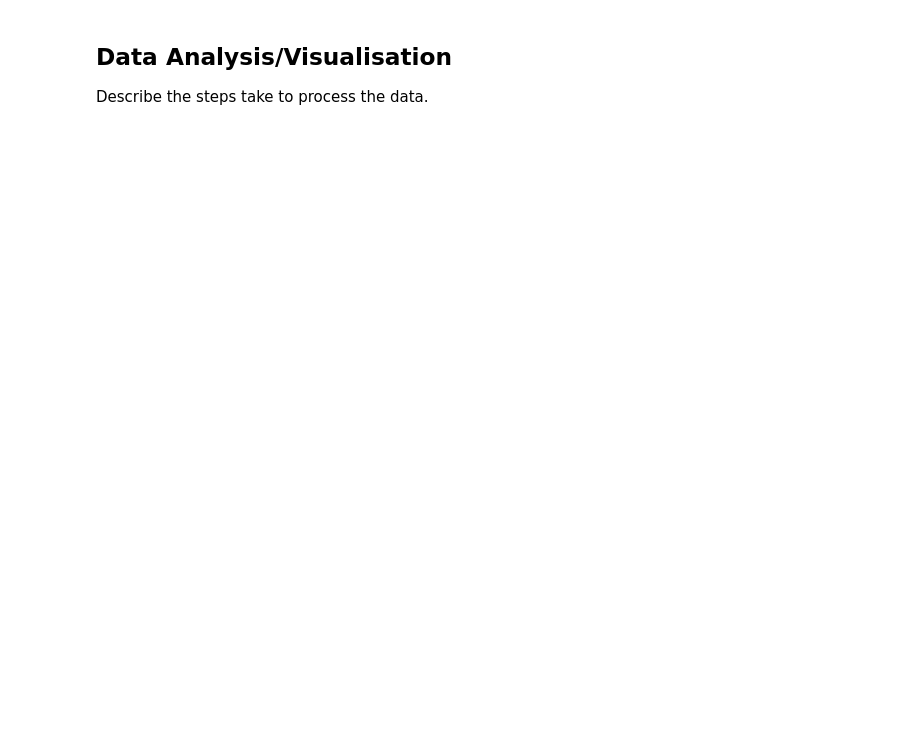
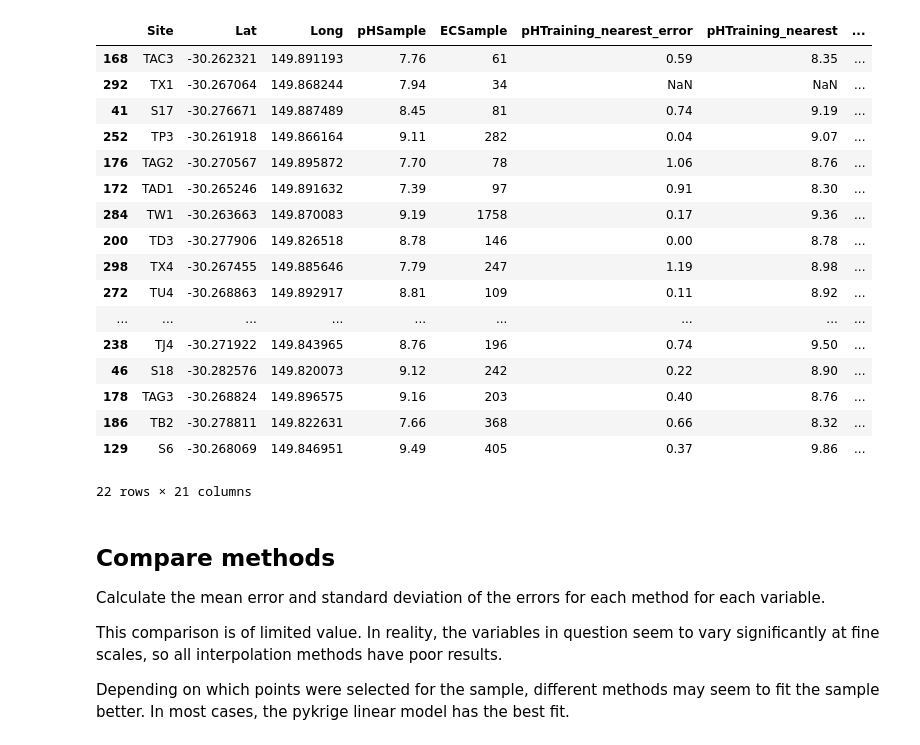
Before and after one commit to aus-plant-phenomics-network/mccn-case-studies, a Jupyter notebook: Case 2/MCCN-CASE 2.ipynb, the cells around one changed output. Cells and saved outputs as stored; diff of their text form; code cells hidden in the pictures; blank space fills up the shorter version.

Commit message:
Case Study 2 implementation

```diff
--- a/Case 2/MCCN-CASE 2.ipynb
+++ b/Case 2/MCCN-CASE 2.ipynb
@@ -37,0 +197,18 @@ Describe the steps take to process the data.
+# %%
+variables = {"pH": [], "pHTraining": [], "EC": [], "ECTraining": []}
+
+for v in variables.keys():
+    ds[v].rio.write_nodata(np.nan, encoded=True, inplace=True)
+    variables[v].append(v)
+    for m in ["nearest", "linear", "cubic", "krige_linear"]:
+        name = f"{v}_{m}"
+        variables[v].append(name)
+        if m.startswith("krige"):
+            krige_data = soil_data_training if "Training" in v else soil_data
+            OK = pykrige.ok.OrdinaryKriging(krige_data["Long"], krige_data["Lat"], krige_data[v], verbose=False, enable_plotting=False)
+            ds[name] = xr.DataArray(OK.execute("grid", list(ds.x), list(ds.y))[0], coords={"y": ds.y, "x": ds.x})
+        else:
+            ds[name] = ds[v].rio.interpolate_na(method=m)
+        ds[name] = ds[name].where(ds["Site_Boundary"] > 0, np.nan)
+
+    ds[variables[v]].to_array().plot(x="x", col="variable", col_wrap=5)
@@ -38,4 +223,42 @@ Describe the steps take to process the data.
+# %%
+s = soil_data_sample.copy()
+for _, row in s.iterrows():
+    for c in ["pH", "EC"]:
+        cs = f"{c}Sample"
+        ct = f"{c}Training"
+        for v in variables[ct]:
+            if not v.endswith("Training"):
+                ve = f"{v}_error"
+                if ve not in soil_data_sample.columns:
+                    soil_data_sample[ve] = np.nan
+                estimate = ds[v].sel(x=row["Long"], y=row["Lat"], method="nearest").values
+                soil_data_sample.loc[(soil_data_sample["Long"] == row["Long"]) & (soil_data_sample["Lat"] == row["Lat"]), [v, ve]] = [estimate, abs(estimate - row[cs])]
+
+soil_data_sample
+# %% [output]
+|  | Site | Lat | Long | pHSample | ECSample | pHTraining_nearest_error | pHTraining_nearest | ... |
+| 168 | TAC3 | -30.262321 | 149.891193 | 7.76 | 61 | 0.59 | 8.35 | ... |
+| 292 | TX1 | -30.267064 | 149.868244 | 7.94 | 34 | NaN | NaN | ... |
+| 41 | S17 | -30.276671 | 149.887489 | 8.45 | 81 | 0.74 | 9.19 | ... |
+| 252 | TP3 | -30.261918 | 149.866164 | 9.11 | 282 | 0.04 | 9.07 | ... |
+| 176 | TAG2 | -30.270567 | 149.895872 | 7.70 | 78 | 1.06 | 8.76 | ... |
+| 172 | TAD1 | -30.265246 | 149.891632 | 7.39 | 97 | 0.91 | 8.30 | ... |
+| 284 | TW1 | -30.263663 | 149.870083 | 9.19 | 1758 | 0.17 | 9.36 | ... |
+| 200 | TD3 | -30.277906 | 149.826518 | 8.78 | 146 | 0.00 | 8.78 | ... |
+| 298 | TX4 | -30.267455 | 149.885646 | 7.79 | 247 | 1.19 | 8.98 | ... |
+| 272 | TU4 | -30.268863 | 149.892917 | 8.81 | 109 | 0.11 | 8.92 | ... |
+| ... | ... | ... | ... | ... | ... | ... | ... | ... |
+| 238 | TJ4 | -30.271922 | 149.843965 | 8.76 | 196 | 0.74 | 9.50 | ... |
+| 46 | S18 | -30.282576 | 149.820073 | 9.12 | 242 | 0.22 | 8.90 | ... |
+| 178 | TAG3 | -30.268824 | 149.896575 | 9.16 | 203 | 0.40 | 8.76 | ... |
+| 186 | TB2 | -30.278811 | 149.822631 | 7.66 | 368 | 0.66 | 8.32 | ... |
+| 129 | S6 | -30.268069 | 149.846951 | 9.49 | 405 | 0.37 | 9.86 | ... |
+22 rows × 21 columns
 # %% [markdown]
-## Data Analysis/Visualisation
-Describe the steps take to process the data.
+## Compare methods
+Calculate the mean error and standard deviation of the errors for each method for each variable.
+
+This comparison is of limited value. In reality, the variables in question seem to vary significantly at fine scales, so all interpolation methods have poor results.
+
+Depending on which points were selected for the sample, different methods may seem to fit the sample better. In most cases, the pykrige linear model has the best fit.
 # %%
```
Also changed, not shown: parts of 20 cells of this notebook, 5 other files.
